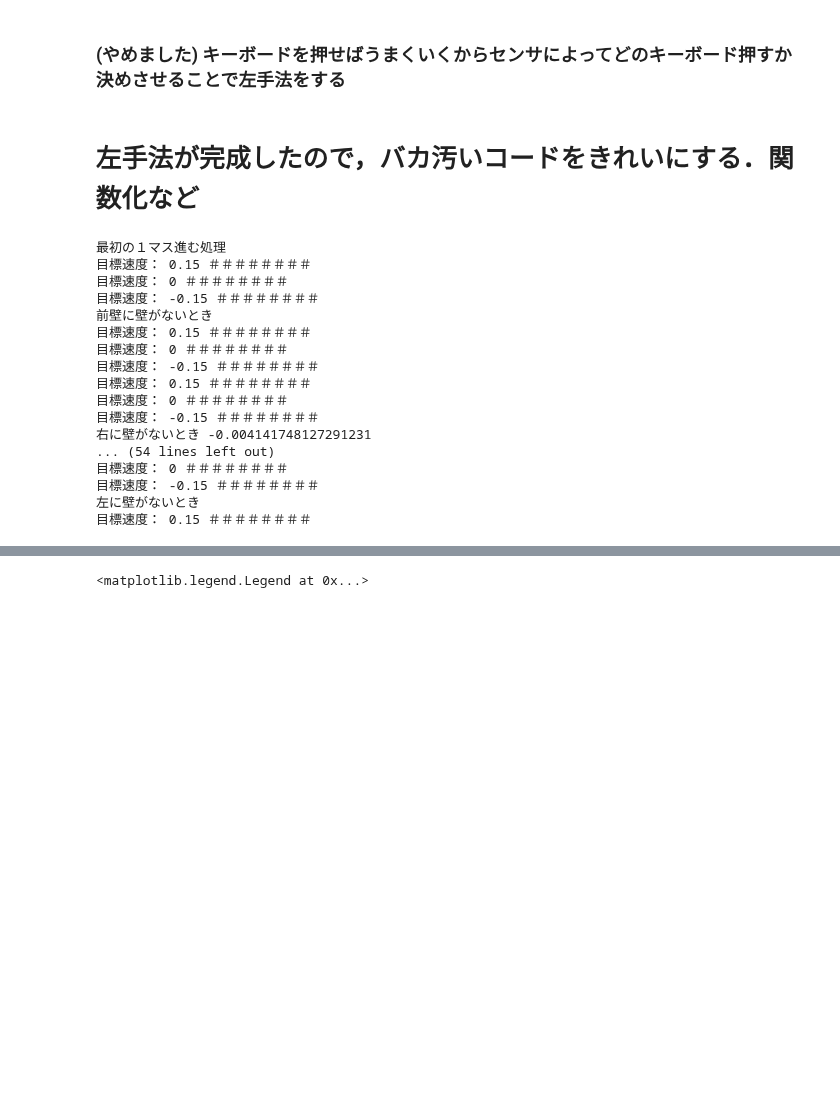
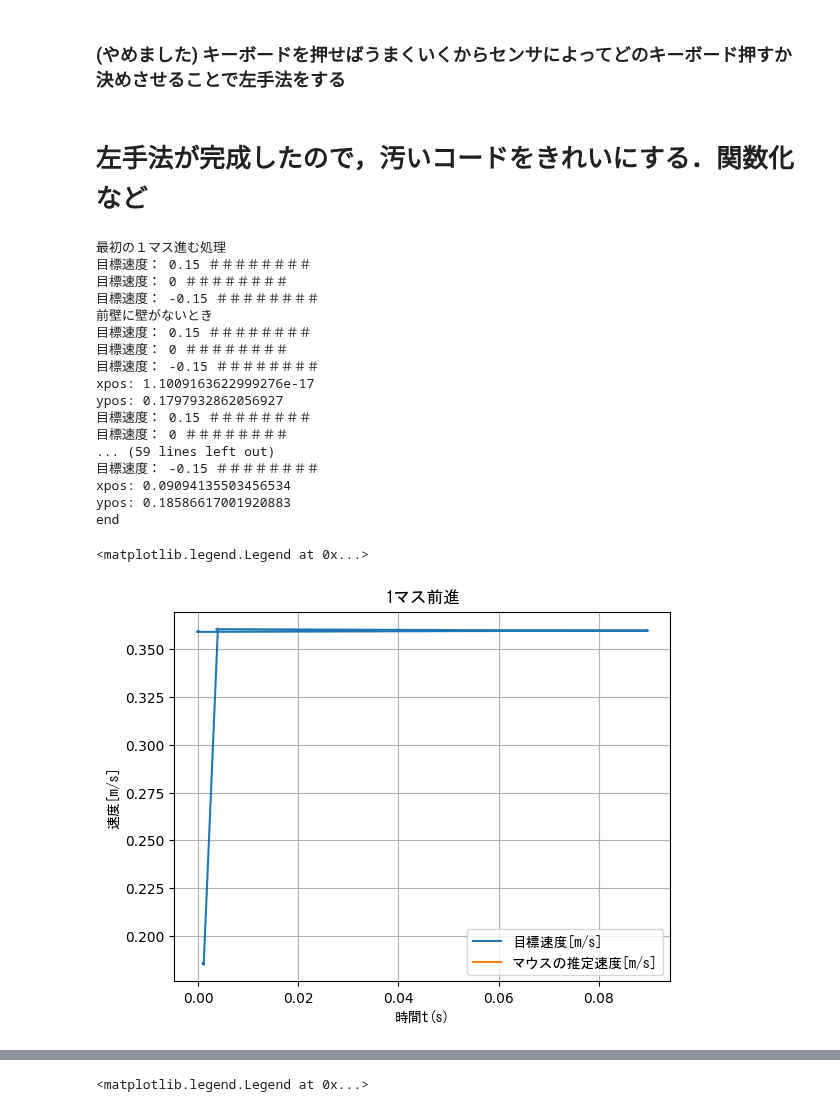
Before and after one commit to ShibuyaAtsushi/sibuya, a Jupyter notebook: mujoco_micromouse/etc/left-hand rule_develop.ipynb, the cells around one changed output, grey strips where cells are left out. Saved outputs shown, nothing was run; the diff lists cells and outputs as text; code cells hidden in the pictures; blank space fills up the shorter version.

```diff
--- a/mujoco_micromouse/etc/left-hand rule_develop.ipynb
+++ b/mujoco_micromouse/etc/left-hand rule_develop.ipynb
@@ -4544,7 +4544,7 @@ plt.legend(prop={'family':'MS Gothic'})
 # # Show the plots
 # plt.show()
 # %% [markdown]
-# 左手法が完成したので，バカ汚いコードをきれいにする．関数化など
+# 左手法が完成したので，汚いコードをきれいにする．関数化など
 # %%
 import time
 import matplotlib.pyplot as plt
@@ -4676,7 +4676,7 @@ def straight(model, data, mouse_xpos, mouse_ypos, mouse_vel, mouse_angle_rad, pr
       action(model, data, left_mot, right_mot)
       # 制御周期を遅くするため，シミュレーションを100回繰り返す
       for seigyosyuuki_delay in range(100):
-        mujoco.mj_step(model, data)
+        mujoco.mj_step(model, data)#################################################################
         # lf, ls, rs, rf = get_distance(model, data) #各センサ値を取得
       #Vizualize　あんまり細かく描画しすぎないように，0.01秒以上経ってたら描画するようにする
       viz_now = data.time
@@ -4885,7 +4885,7 @@ err = 0
 delta_t = 0.01
 mouse_now_rad_xy = math.pi/2 #y軸方向を向いている
 I_err_rad_vel_sum = 0
-mouse_angle_rad = 0
+mouse_angle_rad = (math.pi/2)
 right_mot = 0
 left_mot = 0 #最初は0
 
@@ -4957,32 +4957,51 @@ with mujoco.viewer.launch_passive(model, data, key_callback=key_callback) as vie
         print("左に壁がないとき")
         # pre_odm_right, pre_odm_left = get_odom(model, data)# エンコーダを読み取る
         model, data, mouse_xpos, mouse_ypos, mouse_vel, mouse_angle_rad, pre_odm_right, pre_odm_left = straight(model, data, mouse_xpos, mouse_ypos, mouse_vel, mouse_angle_rad, pre_odm_right, pre_odm_left, kp=16.9, ki=0,) #0.5マス前進
-
+        print("xpos:",mouse_xpos)
+        print("ypos:",mouse_ypos)
         model, data, mouse_xpos, mouse_ypos, mouse_rad_vel, mouse_angle_rad, pre_odm_right, pre_odm_left = right_curve(model, data, mouse_xpos, mouse_ypos, mouse_vel, mouse_angle_rad, pre_odm_right, pre_odm_left, kp=0.57, ki=0.05,) #右にカーブ
-
-
+        print("xpos:",mouse_xpos)
+        print("ypos:",mouse_ypos)
         model, data, mouse_xpos, mouse_ypos, mouse_vel, mouse_angle_rad, pre_odm_right, pre_odm_left = straight(model, data, mouse_xpos, mouse_ypos, mouse_vel, mouse_angle_rad, pre_odm_right, pre_odm_left, kp=16.9, ki=1,) #0.5マス前進
+        print("xpos:",mouse_xpos)
+        print("ypos:",mouse_ypos)
       elif lf > 0.18 and rf > 0.18:
         print("前壁に壁がないとき")
         model, data, mouse_xpos, mouse_ypos, mouse_vel, mouse_angle_rad, pre_odm_right, pre_odm_left = straight(model, data, mouse_xpos, mouse_ypos, mouse_vel, mouse_angle_rad, pre_odm_right, pre_odm_left, kp=16.9, ki=1,) #0.5マス前進
+        print("xpos:",mouse_xpos)
+        print("ypos:",mouse_ypos)
         model, data, mouse_xpos, mouse_ypos, mouse_vel, mouse_angle_rad, pre_odm_right, pre_odm_left = straight(model, data, mouse_xpos, mouse_ypos, mouse_vel, mouse_angle_rad, pre_odm_right, pre_odm_left, kp=16.9, ki=1,) #0.5マス前進
+        print("xpos:",mouse_xpos)
+        print("ypos:",mouse_ypos)
       elif rs > 0.09:
         print("右に壁がないとき", mouse_vel)
         model, data, mouse_xpos, mouse_ypos, mouse_vel, mouse_angle_rad, pre_odm_right, pre_odm_left = straight(model, data, mouse_xpos, mouse_ypos, mouse_vel, mouse_angle_rad, pre_odm_right, pre_odm_left, kp=16.9, ki=1,) #0.5マス前進
+        print("xpos:",mouse_xpos)
+        print("ypos:",mouse_ypos)
         model, data, mouse_xpos, mouse_ypos, mouse_rad_vel, mouse_angle_rad, pre_odm_right, pre_odm_left = left_curve(model, data, mouse_xpos, mouse_ypos, mouse_vel, mouse_angle_rad, pre_odm_right, pre_odm_left, kp=0.57, ki=0.05) #左にカーブ
+        print("xpos:",mouse_xpos)
+        print("ypos:",mouse_ypos)
         model, data, mouse_xpos, mouse_ypos, mouse_vel, mouse_angle_rad, pre_odm_right, pre_odm_left = straight(model, data, mouse_xpos, mouse_ypos, mouse_vel, mouse_angle_rad, pre_odm_right, pre_odm_left, kp=16.9, ki=1,) #0.5マス前進
+        print("xpos:",mouse_xpos)
+        print("ypos:",mouse_ypos)
 
       else:
         print("その他の場合")
         model, data, mouse_xpos, mouse_ypos, mouse_rad_vel, mouse_angle_rad, pre_odm_right, pre_odm_left = right_curve(model, data, mouse_xpos, mouse_ypos, mouse_vel, mouse_angle_rad, pre_odm_right, pre_odm_left, kp=0.57, ki=0.05) #右にカーブ
+        print("xpos:",mouse_xpos)
+        print("ypos:",mouse_ypos)
         model, data, mouse_xpos, mouse_ypos, mouse_rad_vel, mouse_angle_rad, pre_odm_right, pre_odm_left = right_curve(model, data, mouse_xpos, mouse_ypos, mouse_vel, mouse_angle_rad, pre_odm_right, pre_odm_left, kp=0.57, ki=0.05) #右にカーブ
+        print("xpos:",mouse_xpos)
+        print("ypos:",mouse_ypos)
 
 
 
 
       left_mot = 0
       right_mot = 0
-      for seigyosyuuki2 in range(1000):
+      # mouse_xpos_graph.append(mouse_xpos)
+      # mouse_ypos_graph.append(mouse_ypos)
+      for seigyosyuuki2 in range(100):
         action(model, data, left_mot, right_mot)
         mujoco.mj_step(model, data)
       if keyboard.is_pressed('9'):#PI制御モード
@@ -5001,41 +5020,47 @@ plt.xlabel("時間t(s)", fontname="MS Gothic")
 plt.ylabel("速度[m/s]", fontname="MS Gothic")
 
 #前進関係のプロット
-plt.plot(timevals5, target_vel_graph, linestyle='solid', label="目標速度[m/s]")
+# plt.plot(timevals5, target_vel_graph, linestyle='solid', label="目標速度[m/s]")
+# plt.plot(timevals5, mouse_vel_graph, linestyle='solid', label="マウスの推定速度[m/s]")
+# plt.plot(timevals5, err_vel_graph, linestyle='solid', label="目標速度との誤差")
+# plt.plot(timevals5, mouse_correct_vel_graph, linestyle='solid', label="実際のマウス速度値[m/s]")
+
+#オドメトリによる推定座標のプロット
+plt.plot(mouse_xpos_graph, mouse_ypos_graph, linestyle='solid', label="目標速度[m/s]")
 plt.plot(timevals5, mouse_vel_graph, linestyle='solid', label="マウスの推定速度[m/s]")
-plt.plot(timevals5, err_vel_graph, linestyle='solid', label="目標速度との誤差")
-plt.plot(timevals5, mouse_correct_vel_graph, linestyle='solid', label="実際のマウス速度値[m/s]")
 
 #回転関係のプロット
 # plt.plot(timevals6, target_rad_vel_graph, linestyle='solid', label="目標角速度(rad/s)")
 # plt.plot(timevals6, mouse_rad_vel_graph, linestyle='solid', label="マウス角速度値(推定)")
 # plt.plot(timevals6, err_rad_vel_graph, linestyle='solid', label="目標との角速度誤差")
 # plt.plot(timevals6, mouse_correct_rad_vel_graph, linestyle='solid', label="真の角速度")
 
 #壁センサのプロット
 # plt.plot(timevals5, LRF_lf_graph, linestyle='solid', label="左前センサ")
 # plt.plot(timevals5, LRF_ls_graph, linestyle='solid', label="左センサ")
 # plt.plot(timevals5, LRF_rs_graph, linestyle='solid', label="右センサ")
 # plt.plot(timevals5, LRF_rf_graph, linestyle='solid', label="右前センサ")
 
 
 # plt.plot(t, y, label='Free Fall', )
 plt.legend(prop={'family':'MS Gothic'})
 # %% [output]
 最初の１マス進む処理
 目標速度： 0.15 ＃＃＃＃＃＃＃＃
 目標速度： 0 ＃＃＃＃＃＃＃＃
 目標速度： -0.15 ＃＃＃＃＃＃＃＃
 前壁に壁がないとき
 目標速度： 0.15 ＃＃＃＃＃＃＃＃
 目標速度： 0 ＃＃＃＃＃＃＃＃
 目標速度： -0.15 ＃＃＃＃＃＃＃＃
+xpos: 1.1009163622999276e-17
+ypos: 0.1797932862056927
 目標速度： 0.15 ＃＃＃＃＃＃＃＃
 目標速度： 0 ＃＃＃＃＃＃＃＃
+... (59 lines left out)
 目標速度： -0.15 ＃＃＃＃＃＃＃＃
-右に壁がないとき -0.004141748127291231
-... (54 lines left out)
-目標速度： 0 ＃＃＃＃＃＃＃＃
-目標速度： -0.15 ＃＃＃＃＃＃＃＃
-左に壁がないとき
-目標速度： 0.15 ＃＃＃＃＃＃＃＃
+xpos: 0.09094135503456534
+ypos: 0.18586617001920883
+end
+<matplotlib.legend.Legend at 0x...>
+[figure, added]
```
Also changed, not shown: parts of 1 cell of this notebook, 16 other files.
